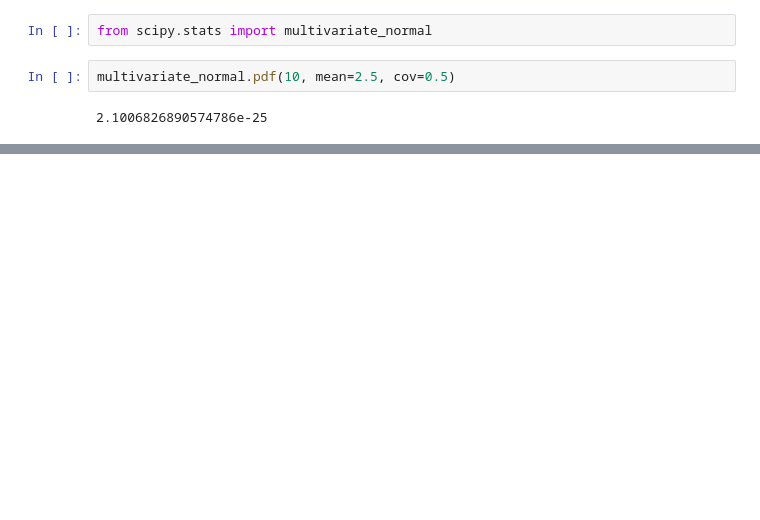
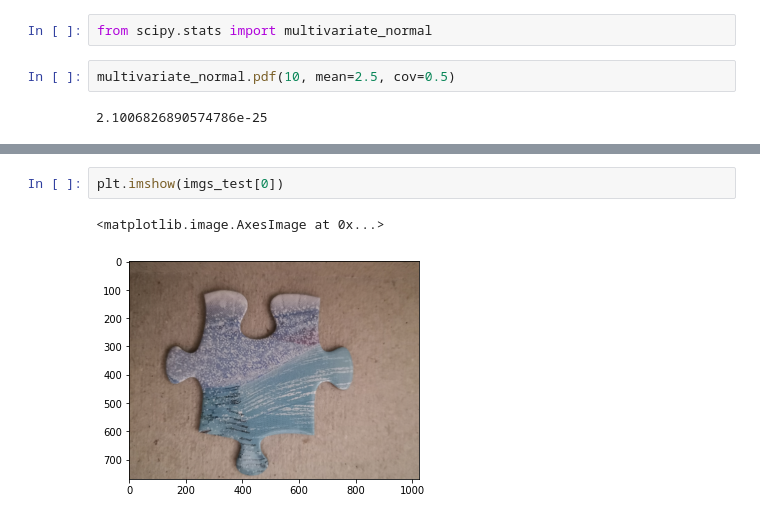
Before and after one commit to ThishenP/puzzle-piece-segmentation, a Jupyter notebook: GMM.ipynb, the cells around one changed output, grey strips where cells are left out. Saved outputs shown, nothing was run; the diff lists cells and outputs as text; blank space fills up the shorter version.

```diff
--- a/GMM.ipynb
+++ b/GMM.ipynb
@@ -284,0 +192,5 @@ gmm2.run(imgs_train)
+# %%
+plt.imshow(imgs_test[0])
+# %% [output]
+<matplotlib.image.AxesImage at 0x...>
+[figure, added]
```
Also changed, not shown: parts of 21 cells of this notebook.
